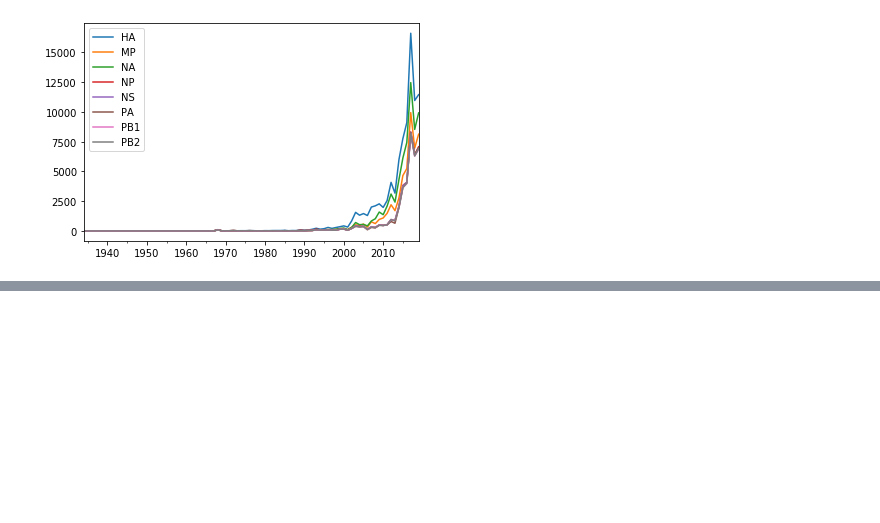
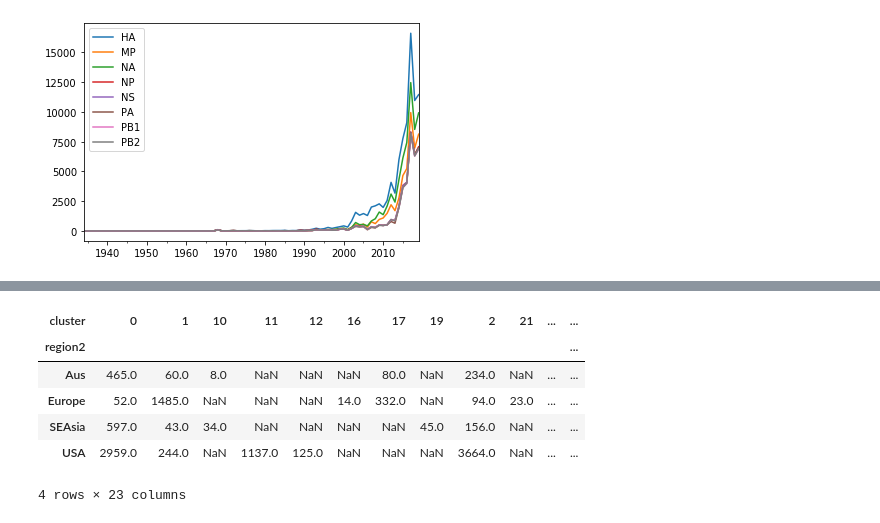
Before and after one commit to guibuzi/bioinfo, a Jupyter notebook: sequence_processing_tools/read_attribute.ipynb, the cells around one changed output, grey strips where cells are left out. Saved outputs shown, nothing was run; the diff lists cells and outputs as text; code cells hidden in the pictures; blank space fills up the shorter version.

```diff
--- a/sequence_processing_tools/read_attribute.ipynb
+++ b/sequence_processing_tools/read_attribute.ipynb
@@ -149,0 +169,10 @@ with open("/home/zeng/Desktop/index", "w") as f:
+# %%
+df_with_cluster.groupby(['region2', 'cluster']).size().unstack(1)
+# %% [output]
+| cluster | 0 | 1 | 10 | 11 | 12 | 16 | 17 | 19 | 2 | 21 | ... | ... |
+| region2 |  |  |  |  |  |  |  |  |  |  |  | ... |
+| Aus | 465.0 | 60.0 | 8.0 | NaN | NaN | NaN | 80.0 | NaN | 234.0 | NaN | ... | ... |
+| Europe | 52.0 | 1485.0 | NaN | NaN | NaN | 14.0 | 332.0 | NaN | 94.0 | 23.0 | ... | ... |
+| SEAsia | 597.0 | 43.0 | 34.0 | NaN | NaN | NaN | NaN | 45.0 | 156.0 | NaN | ... | ... |
+| USA | 2959.0 | 244.0 | NaN | 1137.0 | 125.0 | NaN | NaN | NaN | 3664.0 | NaN | ... | ... |
+4 rows × 23 columns
```
Also changed, not shown: parts of 24 cells of this notebook, 3 other files.
